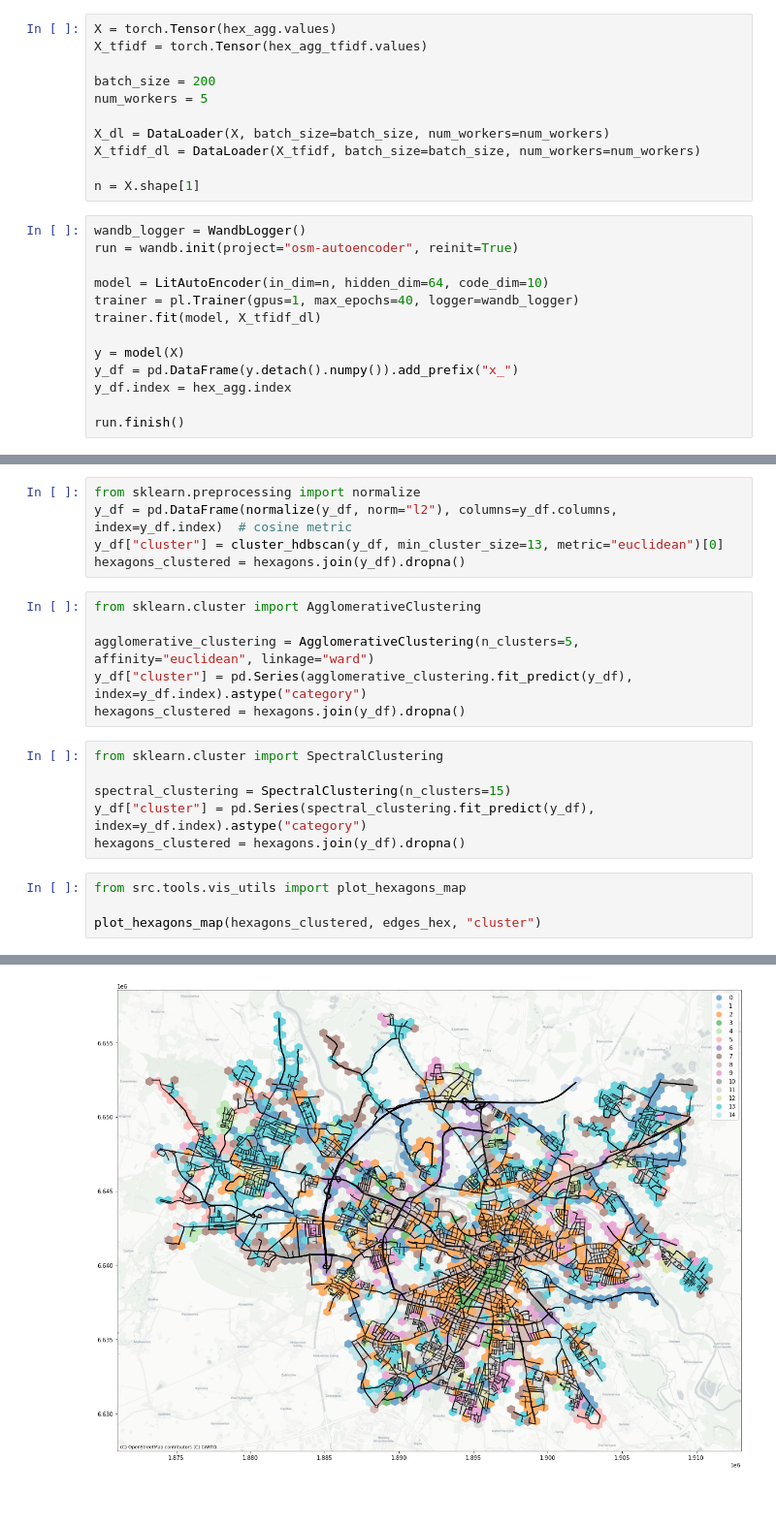
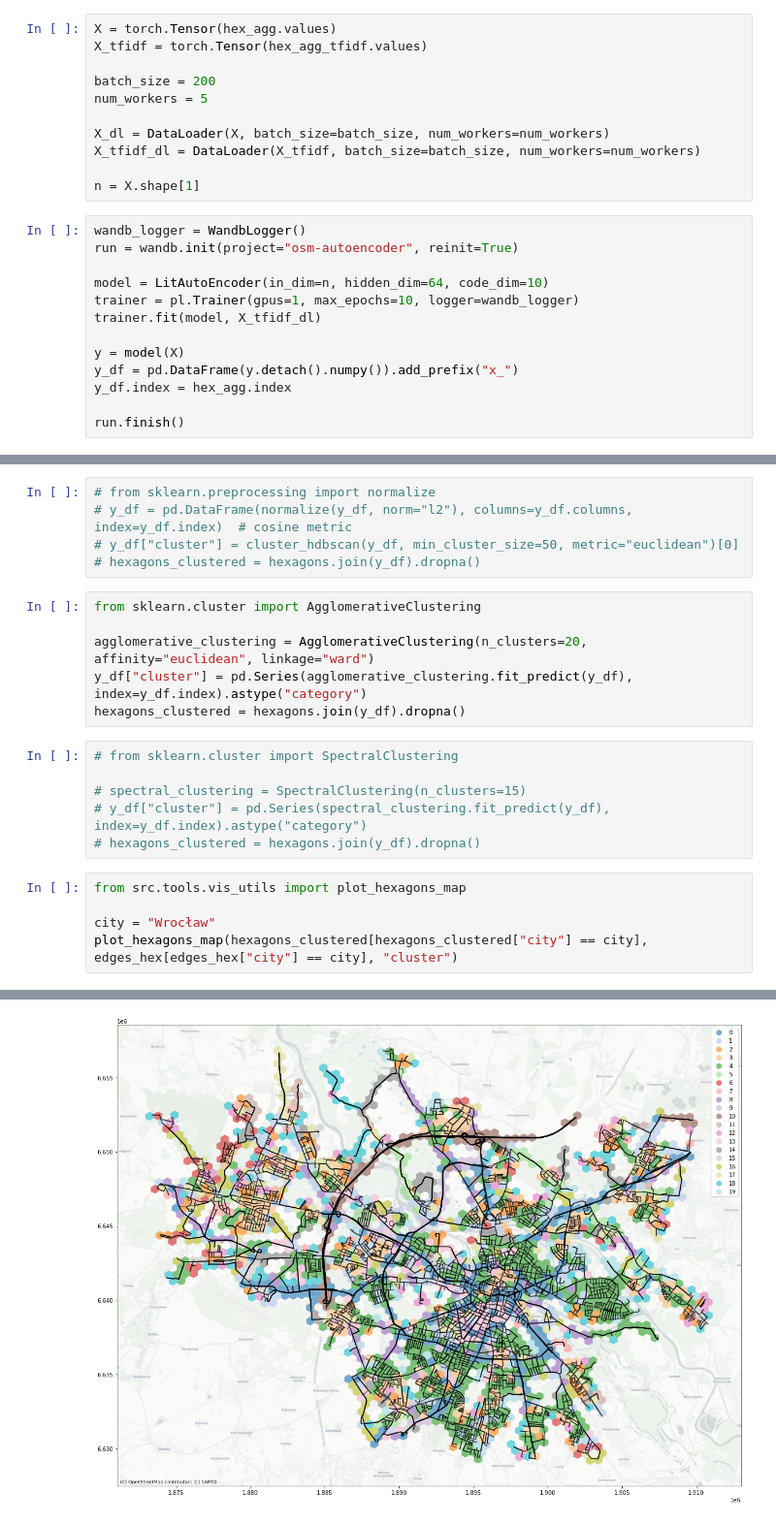
Before and after one commit to Calychas/highway2vec, a Jupyter notebook: notebooks/autoencoder.ipynb, the cells around one changed output, grey strips where cells are left out. Shown at 97% size. Saved outputs shown, nothing was run; the diff lists cells and outputs as text.

```diff
--- a/notebooks/autoencoder.ipynb
+++ b/notebooks/autoencoder.ipynb
@@ -59,7 +90,7 @@ wandb_logger = WandbLogger()
 run = wandb.init(project="osm-autoencoder", reinit=True)
 
 model = LitAutoEncoder(in_dim=n, hidden_dim=64, code_dim=10)
-trainer = pl.Trainer(gpus=1, max_epochs=40, logger=wandb_logger)
+trainer = pl.Trainer(gpus=1, max_epochs=10, logger=wandb_logger)
 trainer.fit(model, X_tfidf_dl)
 
 y = model(X)
@@ -111,26 +144,27 @@ Synced pretty-plant-9: https://wandb.ai/calychas/osm-autoencoder/runs/1n1zlong
 # %%
-from sklearn.preprocessing import normalize
-y_df = pd.DataFrame(normalize(y_df, norm="l2"), columns=y_df.columns, index=y_df.index)  # cosine metric
-y_df["cluster"] = cluster_hdbscan(y_df, min_cluster_size=13, metric="euclidean")[0]
-hexagons_clustered = hexagons.join(y_df).dropna()
+# from sklearn.preprocessing import normalize
+# y_df = pd.DataFrame(normalize(y_df, norm="l2"), columns=y_df.columns, index=y_df.index)  # cosine metric
+# y_df["cluster"] = cluster_hdbscan(y_df, min_cluster_size=50, metric="euclidean")[0]
+# hexagons_clustered = hexagons.join(y_df).dropna()
 # %%
 from sklearn.cluster import AgglomerativeClustering
 
-agglomerative_clustering = AgglomerativeClustering(n_clusters=5, affinity="euclidean", linkage="ward")
+agglomerative_clustering = AgglomerativeClustering(n_clusters=20, affinity="euclidean", linkage="ward")
 y_df["cluster"] = pd.Series(agglomerative_clustering.fit_predict(y_df), index=y_df.index).astype("category")
 hexagons_clustered = hexagons.join(y_df).dropna()
 # %%
-from sklearn.cluster import SpectralClustering
+# from sklearn.cluster import SpectralClustering
 
-spectral_clustering = SpectralClustering(n_clusters=15)
-y_df["cluster"] = pd.Series(spectral_clustering.fit_predict(y_df), index=y_df.index).astype("category")
-hexagons_clustered = hexagons.join(y_df).dropna()
+# spectral_clustering = SpectralClustering(n_clusters=15)
+# y_df["cluster"] = pd.Series(spectral_clustering.fit_predict(y_df), index=y_df.index).astype("category")
+# hexagons_clustered = hexagons.join(y_df).dropna()
 # %%
 from src.tools.vis_utils import plot_hexagons_map
 
-plot_hexagons_map(hexagons_clustered, edges_hex, "cluster")
+city = "Wrocław"
+plot_hexagons_map(hexagons_clustered[hexagons_clustered["city"] == city], edges_hex[edges_hex["city"] == city], "cluster")
 # %% [output]
 <AxesSubplot:>
-[figure, old version]
+[figure, new version]
 # %%
 from src.tools.vis_utils import plot_clusters
```
Also changed, not shown: parts of 8 cells of this notebook, 3 other files.
